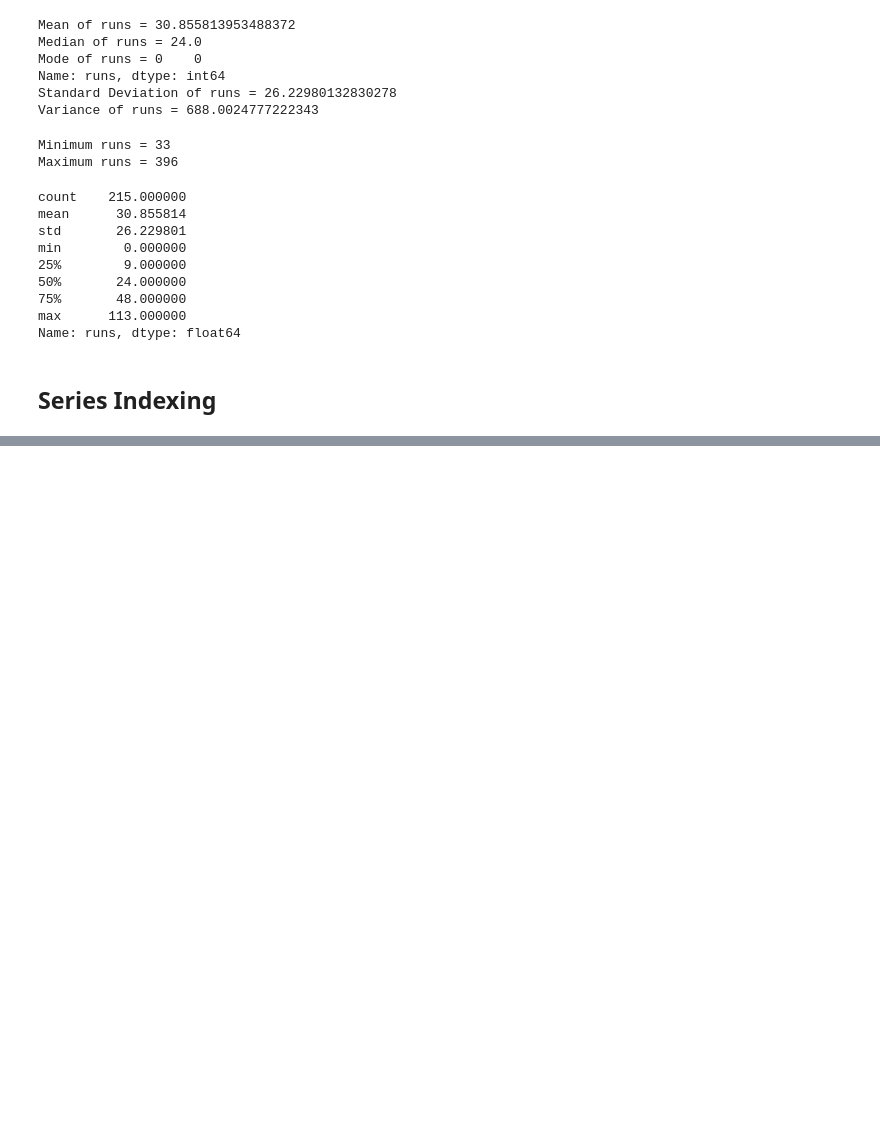
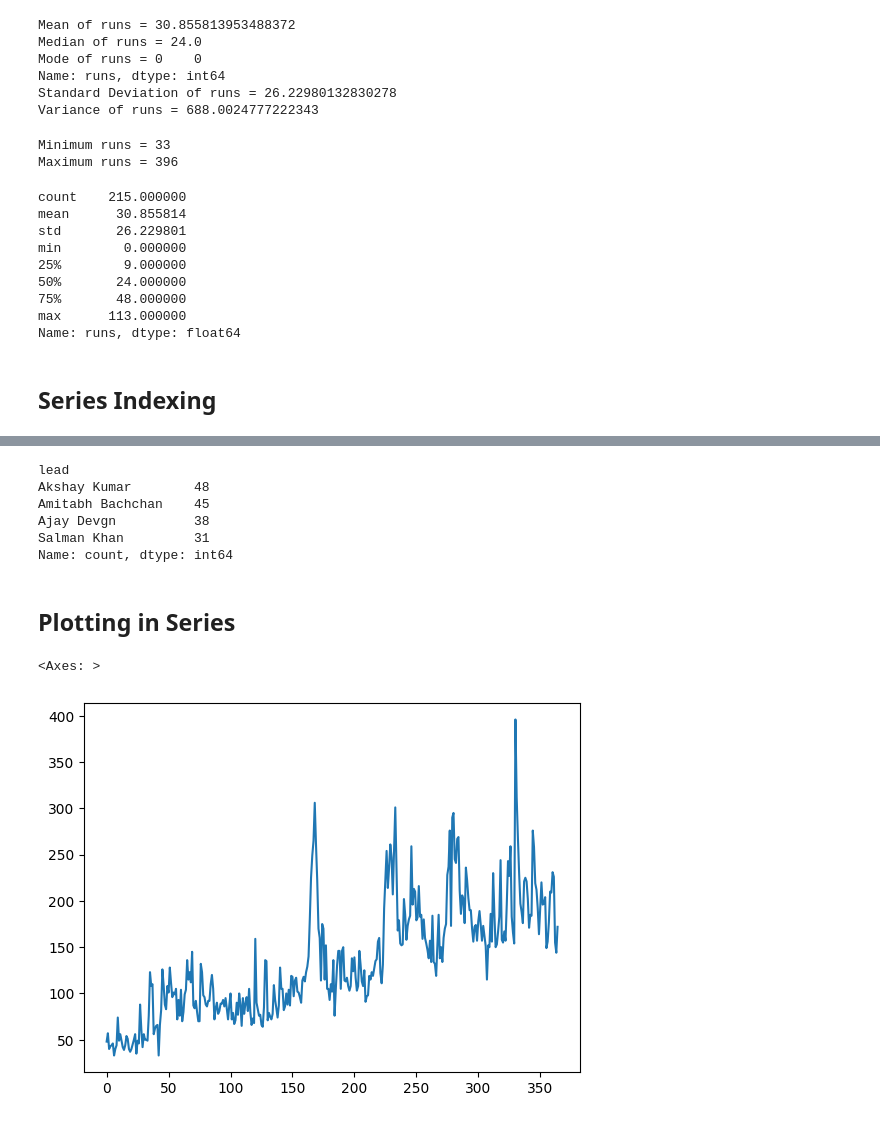
Before and after one commit to zubayr-ahmad/TeachHub, a Jupyter notebook: Data Analysis/Libraries/Pandas/pandas_01_Series.ipynb, the cells around one changed output, grey strips where cells are left out. Saved outputs shown, nothing was run; the diff lists cells and outputs as text; code cells hidden in the pictures; blank space fills up the shorter version.

Commit message:
Series completed

```diff
--- a/Data Analysis/Libraries/Pandas/pandas_01_Series.ipynb
+++ b/Data Analysis/Libraries/Pandas/pandas_01_Series.ipynb
@@ -309,0 +554,18 @@ x= pd.Series([12,13,14,35,46,57,58,79,9])
+# %%
+# Find actors who have done more than 30 movies
+num_movies = movies.value_counts()
+num_movies[num_movies > 30]
+# %% [output]
+lead
+Akshay Kumar        48
+Amitabh Bachchan    45
+Ajay Devgn          38
+Salman Khan         31
+Name: count, dtype: int64
+# %% [markdown]
+## Plotting in Series
+# %%
+subs.plot()
+# %% [output]
+<Axes: >
+[figure, added]
```
Also changed, not shown: parts of 38 cells of this notebook.
